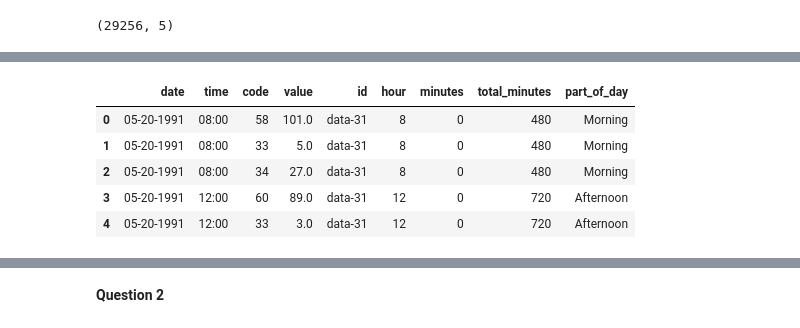
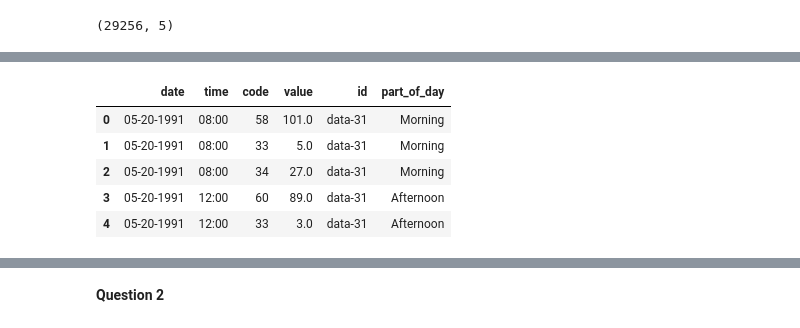
Before and after one commit to piperwilliams/BIOS6640, a Jupyter notebook: PythonProject/Code/BIOS 6640-Python Project.ipynb, the cells around one changed output, grey strips where cells are left out. Saved outputs shown, nothing was run; the diff lists cells and outputs as text; code cells hidden in the pictures.

```diff
--- a/PythonProject/Code/BIOS 6640-Python Project.ipynb
+++ b/PythonProject/Code/BIOS 6640-Python Project.ipynb
@@ -111,14 +114,14 @@ data_final.shape # worked
 # %%
 # convert 'value' column to numeric
 data_final['value'] = data_final.value.astype('float')
-data_final.head()
-# %% [output]
-|  | date | time | code | value | id | hour | minutes | total_minutes | part_of_day |
-| 0 | 05-20-1991 | 08:00 | 58 | 101.0 | data-31 | 8 | 0 | 480 | Morning |
-| 1 | 05-20-1991 | 08:00 | 33 | 5.0 | data-31 | 8 | 0 | 480 | Morning |
-| 2 | 05-20-1991 | 08:00 | 34 | 27.0 | data-31 | 8 | 0 | 480 | Morning |
-| 3 | 05-20-1991 | 12:00 | 60 | 89.0 | data-31 | 12 | 0 | 720 | Afternoon |
-| 4 | 05-20-1991 | 12:00 | 33 | 3.0 | data-31 | 12 | 0 | 720 | Afternoon |
 # %%
 # delete uneeded columns
-data_final.drop(['hour', 'minutes', 'total_minutes'], axis = 1, inplace = True)
+data_final.drop(['hour', 'minutes', 'total_minutes', 'Date'], axis = 1, inplace = True)
+data_final.head()
+# %% [output]
+|  | date | time | code | value | id | part_of_day |
+| 0 | 05-20-1991 | 08:00 | 58 | 101.0 | data-31 | Morning |
+| 1 | 05-20-1991 | 08:00 | 33 | 5.0 | data-31 | Morning |
+| 2 | 05-20-1991 | 08:00 | 34 | 27.0 | data-31 | Morning |
+| 3 | 05-20-1991 | 12:00 | 60 | 89.0 | data-31 | Afternoon |
+| 4 | 05-20-1991 | 12:00 | 33 | 3.0 | data-31 | Afternoon |
```
Also changed, not shown: parts of 30 cells of this notebook.
